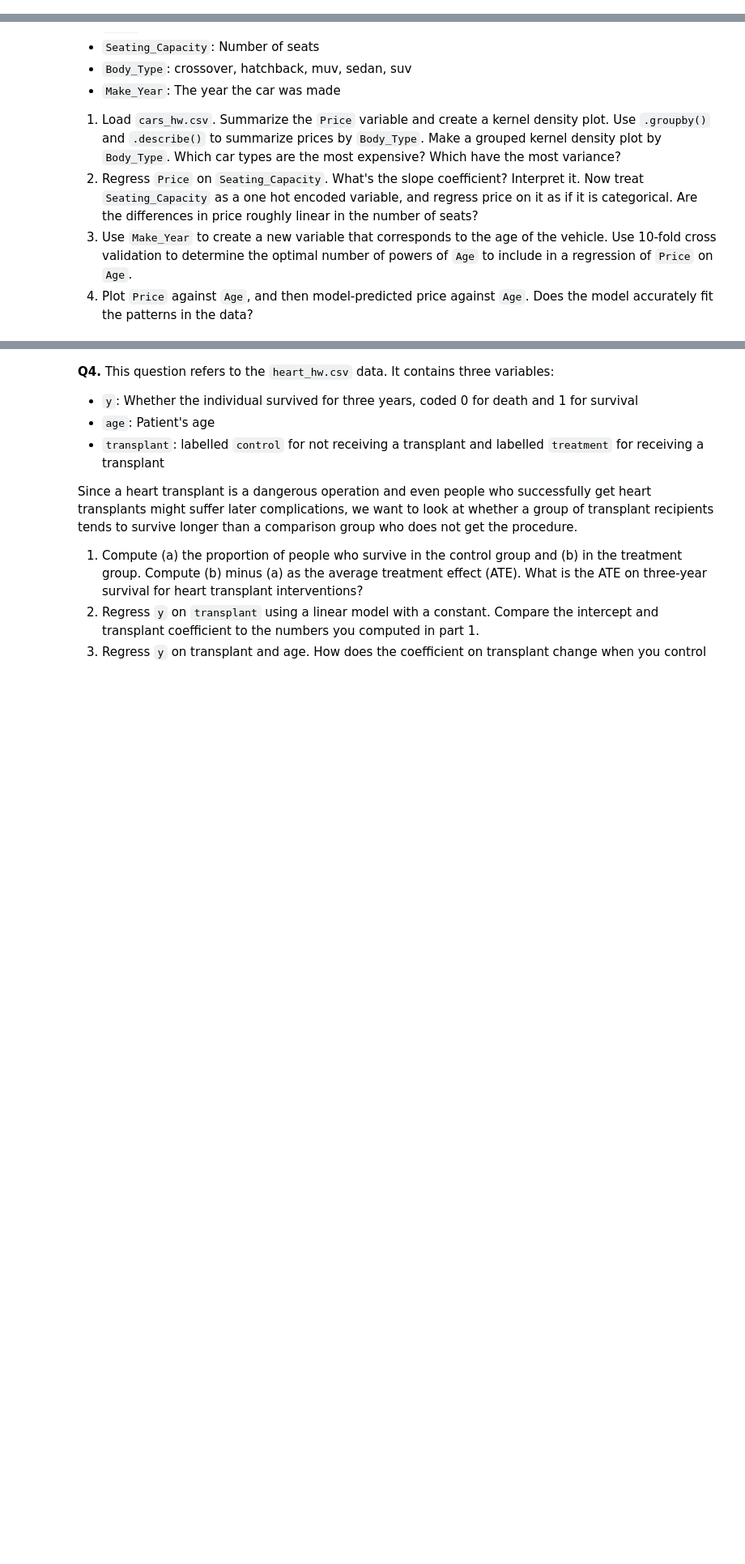
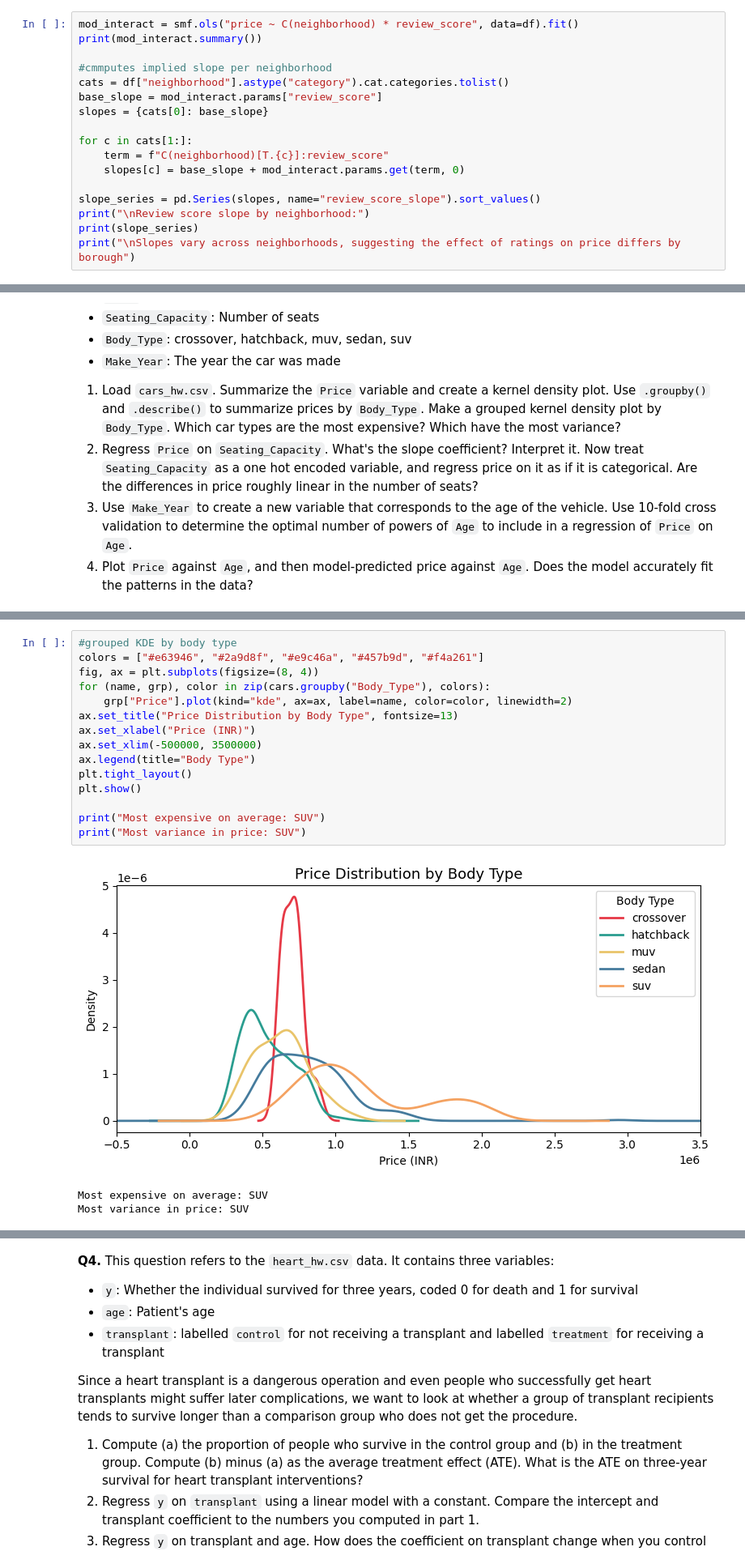
Before and after one commit to timlee717/undergrad_ml_assignments, a Jupyter notebook: 03_assignment_linear_models.ipynb, the cells around one changed output, grey strips where cells are left out. Shown at 81% size. Saved outputs shown, nothing was run; the diff lists cells and outputs as text; blank space fills up the shorter version.

```diff
--- a/03_assignment_linear_models.ipynb
+++ b/03_assignment_linear_models.ipynb
@@ -54,0 +229,17 @@ It really comes down to dataset size and how much computation you can afford. Fo
+# %%
+mod_interact = smf.ols("price ~ C(neighborhood) * review_score", data=df).fit()
+print(mod_interact.summary())
+
+#cmmputes implied slope per neighborhood
+cats = df["neighborhood"].astype("category").cat.categories.tolist()
+base_slope = mod_interact.params["review_score"]
+slopes = {cats[0]: base_slope}
+
+for c in cats[1:]:
+    term = f"C(neighborhood)[T.{c}]:review_score"
+    slopes[c] = base_slope + mod_interact.params.get(term, 0)
+
+slope_series = pd.Series(slopes, name="review_score_slope").sort_values()
+print("\nReview score slope by neighborhood:")
+print(slope_series)
+print("\nSlopes vary across neighborhoods, suggesting the effect of ratings on price differs by borough")
@@ -66,0 +401,19 @@ It really comes down to dataset size and how much computation you can afford. Fo
+# %%
+#grouped KDE by body type
+colors = ["#e63946", "#2a9d8f", "#e9c46a", "#457b9d", "#f4a261"]
+fig, ax = plt.subplots(figsize=(8, 4))
+for (name, grp), color in zip(cars.groupby("Body_Type"), colors):
+    grp["Price"].plot(kind="kde", ax=ax, label=name, color=color, linewidth=2)
+ax.set_title("Price Distribution by Body Type", fontsize=13)
+ax.set_xlabel("Price (INR)")
+ax.set_xlim(-500000, 3500000)
+ax.legend(title="Body Type")
+plt.tight_layout()
+plt.show()
+
+print("Most expensive on average: SUV")
+print("Most variance in price: SUV")
+# %% [output]
+[figure, added]
+Most expensive on average: SUV
+Most variance in price: SUV
```
Also changed, not shown: parts of 26 cells of this notebook.
